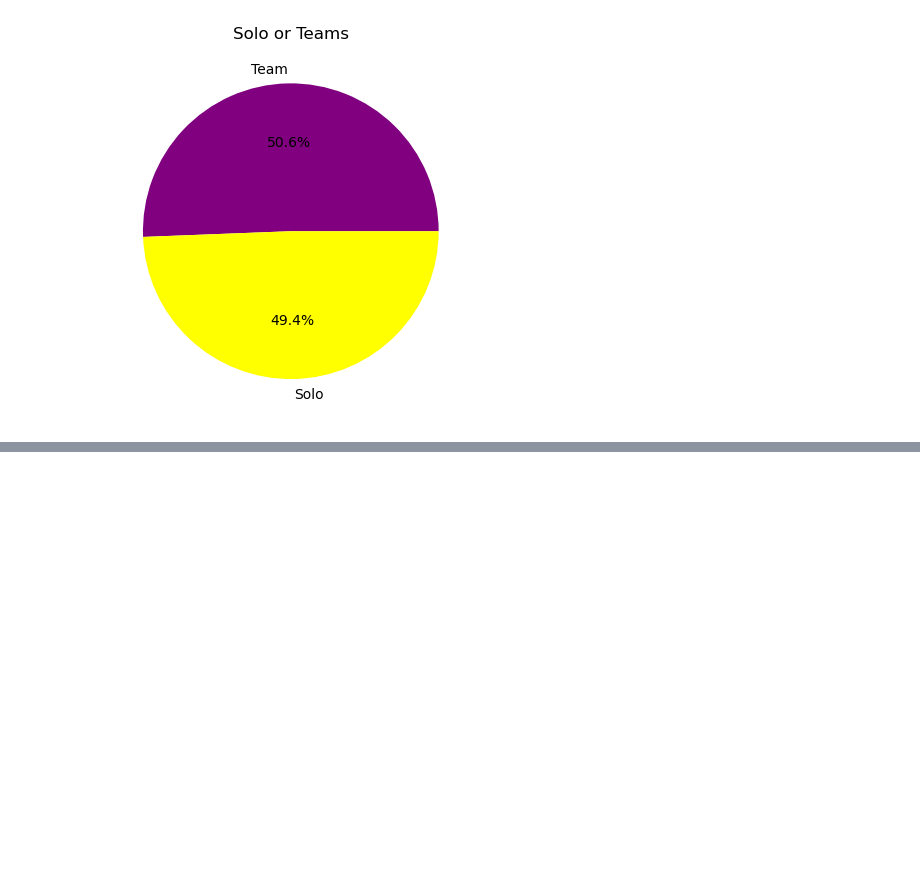
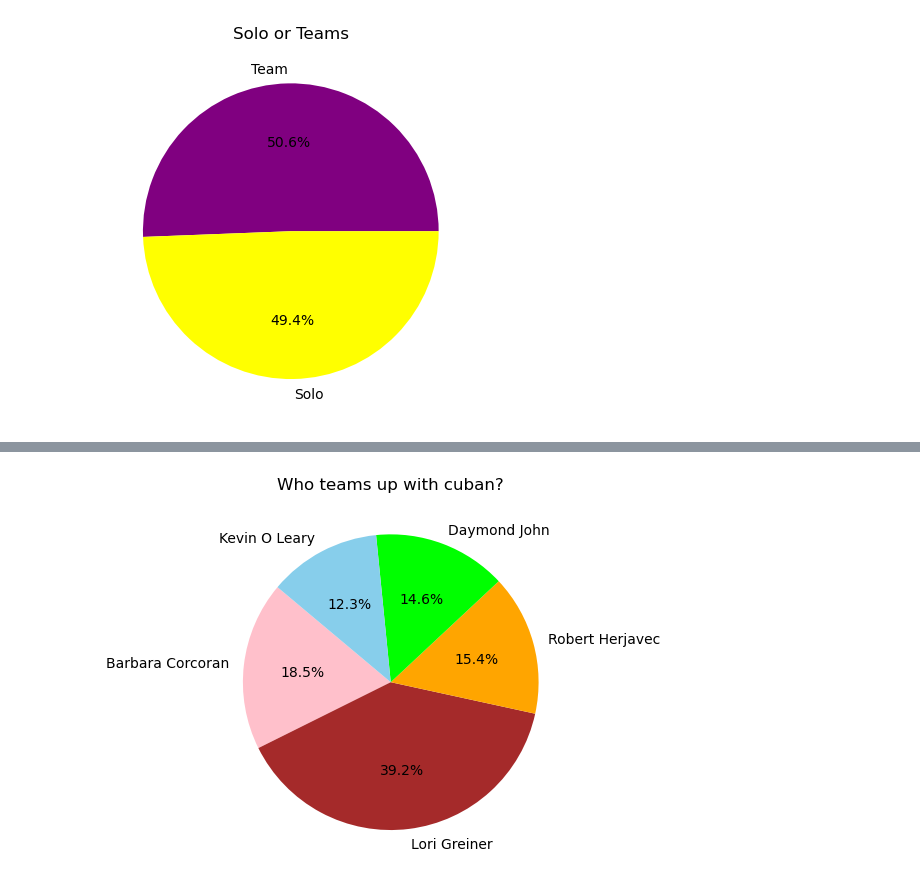
Before and after one commit to Savanna0/Project_1, a Jupyter notebook: shark_tank.ipynb, the cells around one changed output, grey strips where cells are left out. Drawn from its saved outputs; the diff is of its cells as text; code cells hidden in the pictures; blank space fills up the shorter version.

```diff
--- a/shark_tank.ipynb
+++ b/shark_tank.ipynb
@@ -129,0 +206,12 @@ cuban=countif(
+# %%
+shark=['Barbara Corcoran', 'Lori Greiner', 'Robert Herjavec', 'Daymond John','Kevin O Leary']
+cuban_deals =[24,51,20,19,16]
+teams =cuban_deals
+labels=shark
+colors={'pink','lime','orange','skyblue','brown'}
+plt.pie(cuban_deals, labels=shark, colors=colors, autopct="%1.1f%%", startangle=140)
+plt.title("Who teams up with cuban?")
+plt.savefig("output_data/Fig8.png")
+plt.show()
+# %% [output]
+[figure, added]
```
Also changed, not shown: parts of 13 cells of this notebook, 9 other files.
